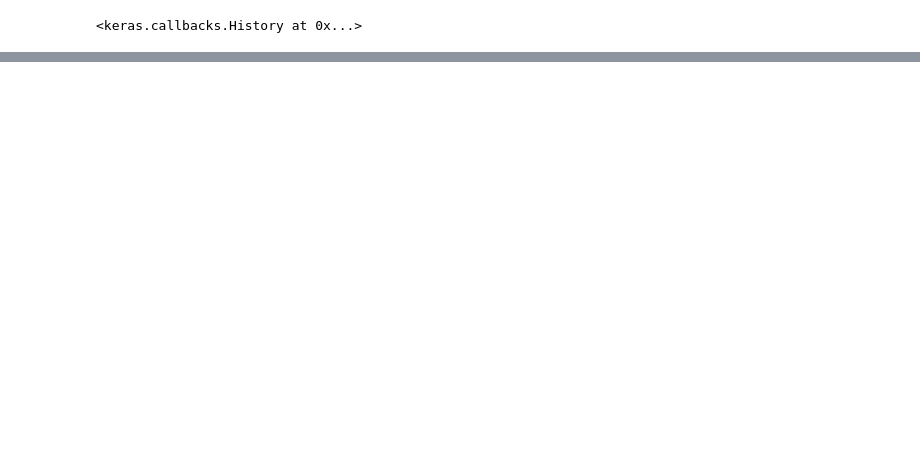
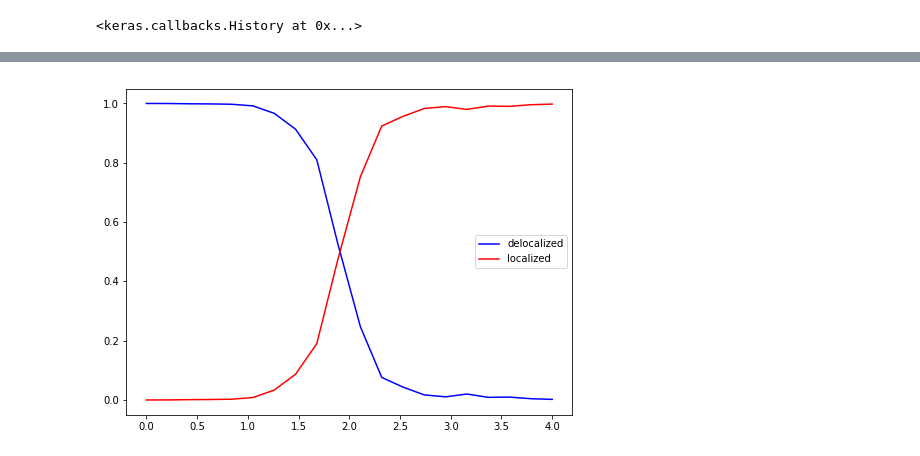
Before and after one commit to fiscioluzzi/Ising-spin-models, a Jupyter notebook: AA/Aubry-Andre-Preprocessing.ipynb, the cells around one changed output, grey strips where cells are left out. Cells and saved outputs as stored; diff of their text form; code cells hidden in the pictures; blank space fills up the shorter version.

```diff
--- a/AA/Aubry-Andre-Preprocessing.ipynb
+++ b/AA/Aubry-Andre-Preprocessing.ipynb
@@ -74,19 +57,3 @@ plt.show()
-# %%
-# prepare data for training
-# exclude disorder strength between 1.5 and 2.5
-lambda_low = 1.95
-lambda_high = 2.05
-x2 = []
-y2 = []
-for i, label in enumerate(train_labels_L200):
-    if label < lambda_low:
-        x2.append(prepoc(train_configs_L200[i]))
-        y2.append((1,0))
-    if label > lambda_high:
-        x2.append(prepoc(train_configs_L200[i]))
-        y2.append((0, 1))
-x2 = np.array(x2)
-y2 = np.array(y2)
 # %%
 hidden_layer = 100
 # create model
@@ -141,3 +89,10 @@ for i, T in enumerate(test_label):
 for j in range(Nl):
     phase1[j] /= points[j]
     phase2[j] /= points[j]
+# %%
+plt.plot(lambdas, phase1, 'b', label="delocalized")
+plt.plot(lambdas, phase2, 'r', label="localized")
+plt.legend()
+plt.show()
+# %% [output]
+[figure, added]
```
Also changed, not shown: parts of 20 cells of this notebook, 1 other file.
